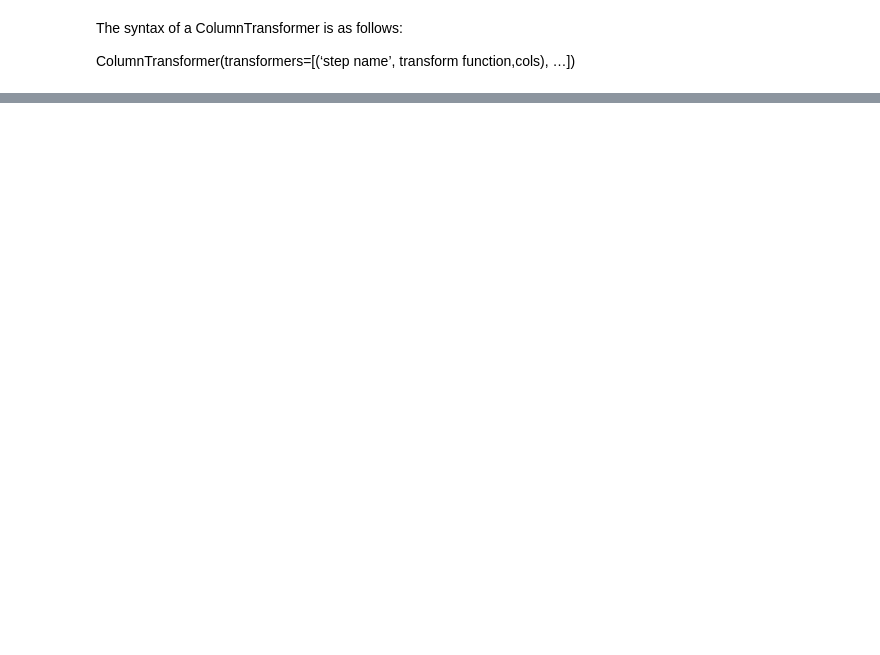
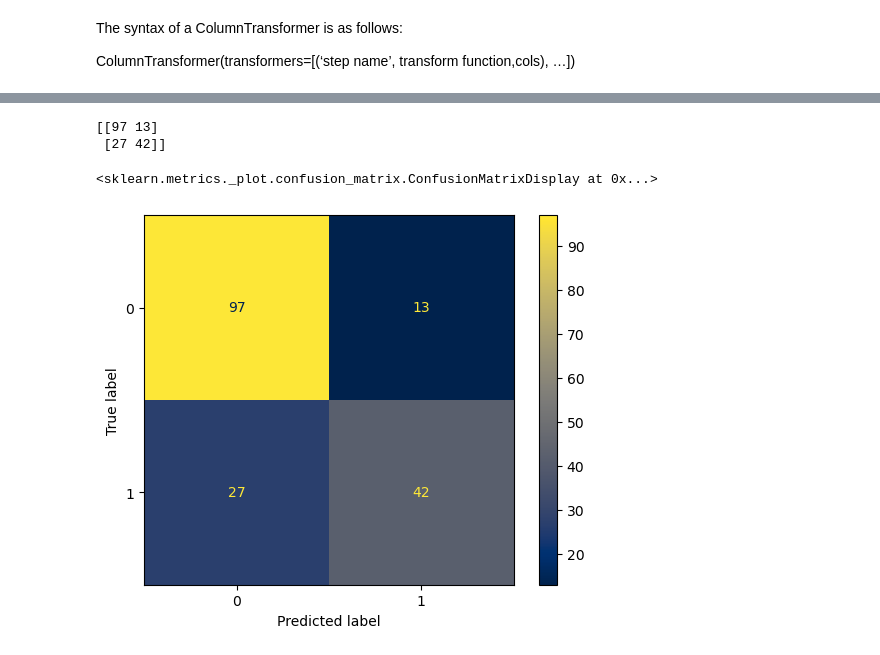
Before and after one commit to bertlem/teaching, a Jupyter notebook: pipeline_1,5.ipynb, the cells around one changed output, grey strips where cells are left out. Cells and saved outputs as stored; diff of their text form; code cells hidden in the pictures; blank space fills up the shorter version.

```diff
--- a/pipeline_1,5.ipynb
+++ b/pipeline_1,5.ipynb
@@ -569,0 +745,8 @@ test = preformater.transform(data)
+# %%
+# split into train/test dataset
+from sklearn.model_selection import train_test_split
+
+X_train, X_test, y_train, y_test = train_test_split(X, y, test_size=0.2, stratify=y, random_state=42)
+# %%
+# Pipeline_fit is the command to process data through the pipeline, including model fitting.
+full_pipeline.fit(X_train, y_train)
@@ -569,0 +771,3 @@ test = preformater.transform(data)
+# %%
+# Pipeline.predict is the command to predict the outcome on unseen data thanks to the model trained just above.
+y_pred = full_pipeline.predict(X_test)
@@ -569,0 +870,12 @@ test = preformater.transform(data)
+# %%
+cm = confusion_matrix(y_test, y_pred)
+print(cm)
+# %% [output]
+[[97 13]
+ [27 42]]
+# %%
+cm_display = ConfusionMatrixDisplay(confusion_matrix=cm, display_labels= ['0', '1'])
+cm_display.plot(cmap='cividis')
+# %% [output]
+<sklearn.metrics._plot.confusion_matrix.ConfusionMatrixDisplay at 0x...>
+[figure, added]
```
Also changed, not shown: parts of 72 cells of this notebook.
